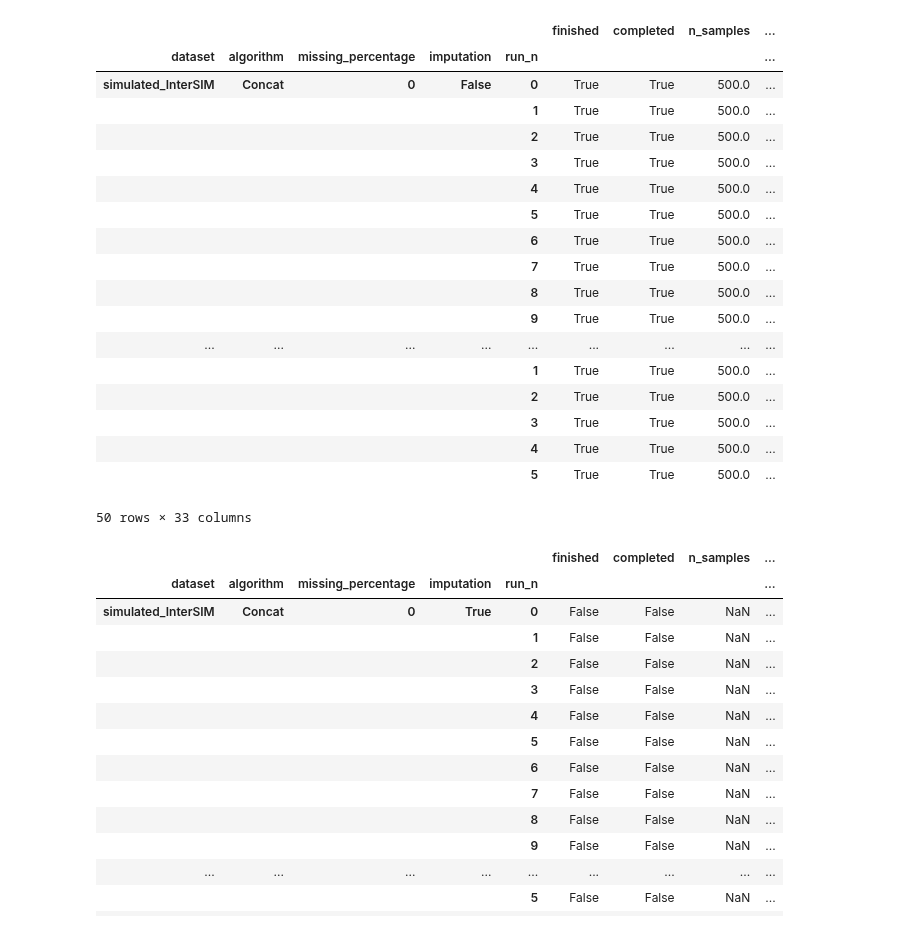
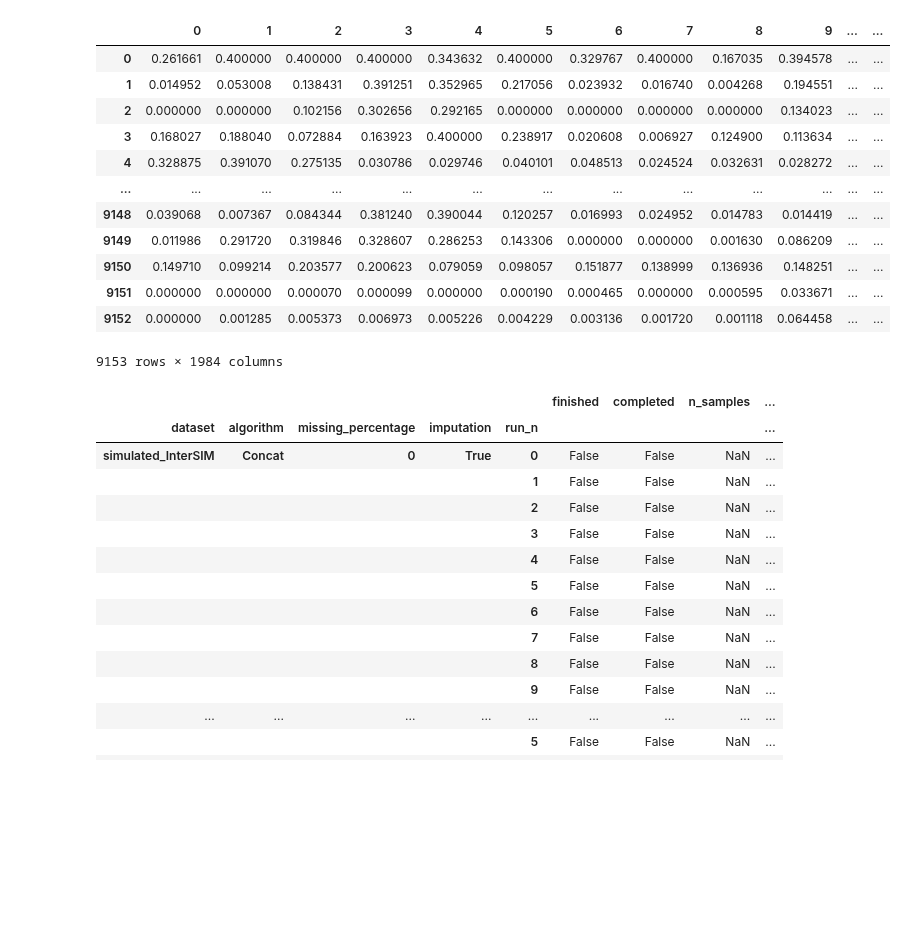
Before and after one commit to RafRomB/imml, a Jupyter notebook: Untitled.ipynb, the cells around one changed output. Drawn from its saved outputs; the diff is of its cells as text; code cells hidden in the pictures; blank space fills up the shorter version.

```diff
--- a/Untitled.ipynb
+++ b/Untitled.ipynb
@@ -141,0 +219,16 @@ array([1, 1, 1, 1, 1, 1, 1, 1, 1, 1, 1, 1, 1, 1, 1, 1, 1, 1, 1, 1, 0, 0,
+# %%
+pd.read_csv("imvc/datasets/data/caltech101/upload/caltech101_3.csv")
+# %% [output]
+|  | 0 | 1 | 2 | 3 | 4 | 5 | 6 | 7 | 8 | 9 | ... | ... |
+| 0 | 0.261661 | 0.400000 | 0.400000 | 0.400000 | 0.343632 | 0.400000 | 0.329767 | 0.400000 | 0.167035 | 0.394578 | ... | ... |
+| 1 | 0.014952 | 0.053008 | 0.138431 | 0.391251 | 0.352965 | 0.217056 | 0.023932 | 0.016740 | 0.004268 | 0.194551 | ... | ... |
+| 2 | 0.000000 | 0.000000 | 0.102156 | 0.302656 | 0.292165 | 0.000000 | 0.000000 | 0.000000 | 0.000000 | 0.134023 | ... | ... |
+| 3 | 0.168027 | 0.188040 | 0.072884 | 0.163923 | 0.400000 | 0.238917 | 0.020608 | 0.006927 | 0.124900 | 0.113634 | ... | ... |
+| 4 | 0.328875 | 0.391070 | 0.275135 | 0.030786 | 0.029746 | 0.040101 | 0.048513 | 0.024524 | 0.032631 | 0.028272 | ... | ... |
+| ... | ... | ... | ... | ... | ... | ... | ... | ... | ... | ... | ... | ... |
+| 9148 | 0.039068 | 0.007367 | 0.084344 | 0.381240 | 0.390044 | 0.120257 | 0.016993 | 0.024952 | 0.014783 | 0.014419 | ... | ... |
+| 9149 | 0.011986 | 0.291720 | 0.319846 | 0.328607 | 0.286253 | 0.143306 | 0.000000 | 0.000000 | 0.001630 | 0.086209 | ... | ... |
+| 9150 | 0.149710 | 0.099214 | 0.203577 | 0.200623 | 0.079059 | 0.098057 | 0.151877 | 0.138999 | 0.136936 | 0.148251 | ... | ... |
+| 9151 | 0.000000 | 0.000000 | 0.000070 | 0.000099 | 0.000000 | 0.000190 | 0.000465 | 0.000000 | 0.000595 | 0.033671 | ... | ... |
+| 9152 | 0.000000 | 0.001285 | 0.005373 | 0.006973 | 0.005226 | 0.004229 | 0.003136 | 0.001720 | 0.001118 | 0.064458 | ... | ... |
+9153 rows × 1984 columns
@@ -142,25 +237,8 @@ array([1, 1, 1, 1, 1, 1, 1, 1, 1, 1, 1, 1, 1, 1, 1, 1, 1, 1, 1, 1, 0, 0,
 # %%
-results.loc[results["finished"]].iloc[:50]
+for i, mini_X in enumerate(np.array_split(Xs[3], 10)):
+    mini_X.to_csv(f"imvc/datasets/data/caltech101/upload/caltech101_3_{i}.csv", index= False)
+for i, mini_X in enumerate(np.array_split(Xs[5], 10)):
+    mini_X.to_csv(f"imvc/datasets/data/caltech101/upload/caltech101_5_{i}.csv", index= False)
-# %% [output]
-|  |  |  |  |  | finished | completed | n_samples | ... |
-| dataset | algorithm | missing_percentage | imputation | run_n |  |  |  | ... |
-| simulated_InterSIM | Concat | 0 | False | 0 | True | True | 500.0 | ... |
-|  |  |  |  | 1 | True | True | 500.0 | ... |
-|  |  |  |  | 2 | True | True | 500.0 | ... |
-|  |  |  |  | 3 | True | True | 500.0 | ... |
-|  |  |  |  | 4 | True | True | 500.0 | ... |
-|  |  |  |  | 5 | True | True | 500.0 | ... |
-|  |  |  |  | 6 | True | True | 500.0 | ... |
-|  |  |  |  | 7 | True | True | 500.0 | ... |
-|  |  |  |  | 8 | True | True | 500.0 | ... |
-|  |  |  |  | 9 | True | True | 500.0 | ... |
-| ... | ... | ... | ... | ... | ... | ... | ... | ... |
-|  |  |  |  | 1 | True | True | 500.0 | ... |
-|  |  |  |  | 2 | True | True | 500.0 | ... |
-|  |  |  |  | 3 | True | True | 500.0 | ... |
-|  |  |  |  | 4 | True | True | 500.0 | ... |
-|  |  |  |  | 5 | True | True | 500.0 | ... |
-50 rows × 33 columns
 # %%
 results.xs(0, level= "missing_percentage", drop_level=False).xs(True, level= "imputation", drop_level=False)
 # %% [output]
```
Also changed, not shown: parts of 9 cells of this notebook, 4 other files.
